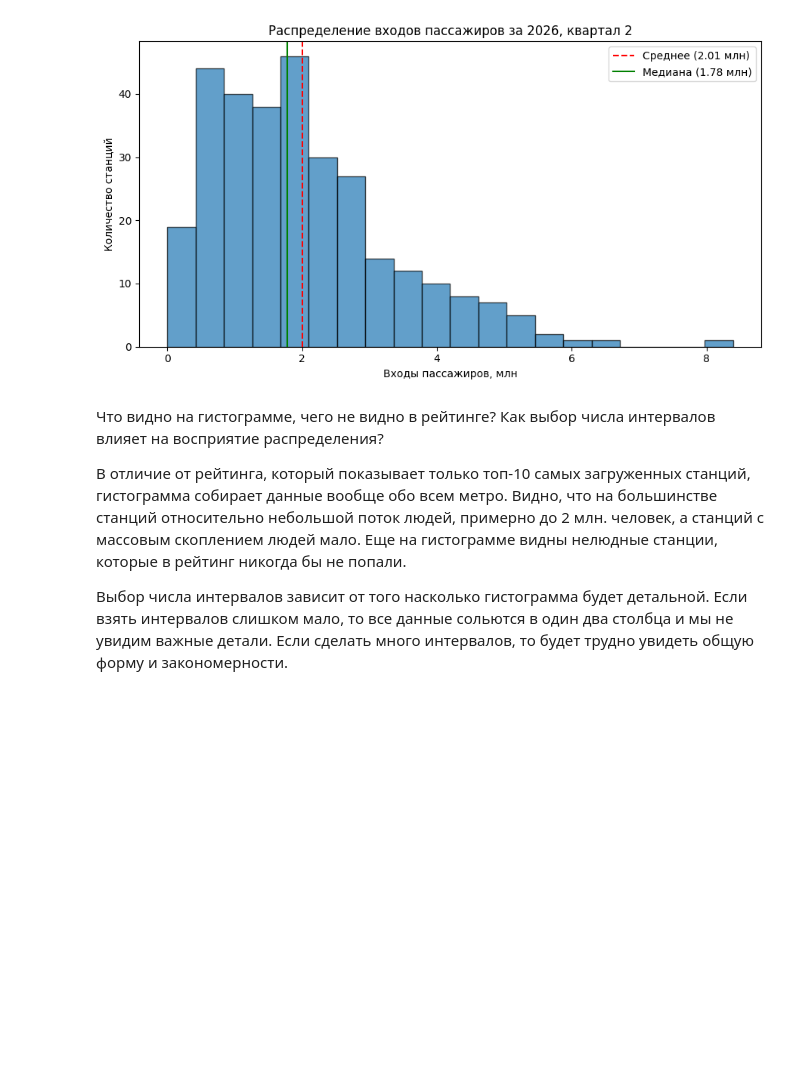
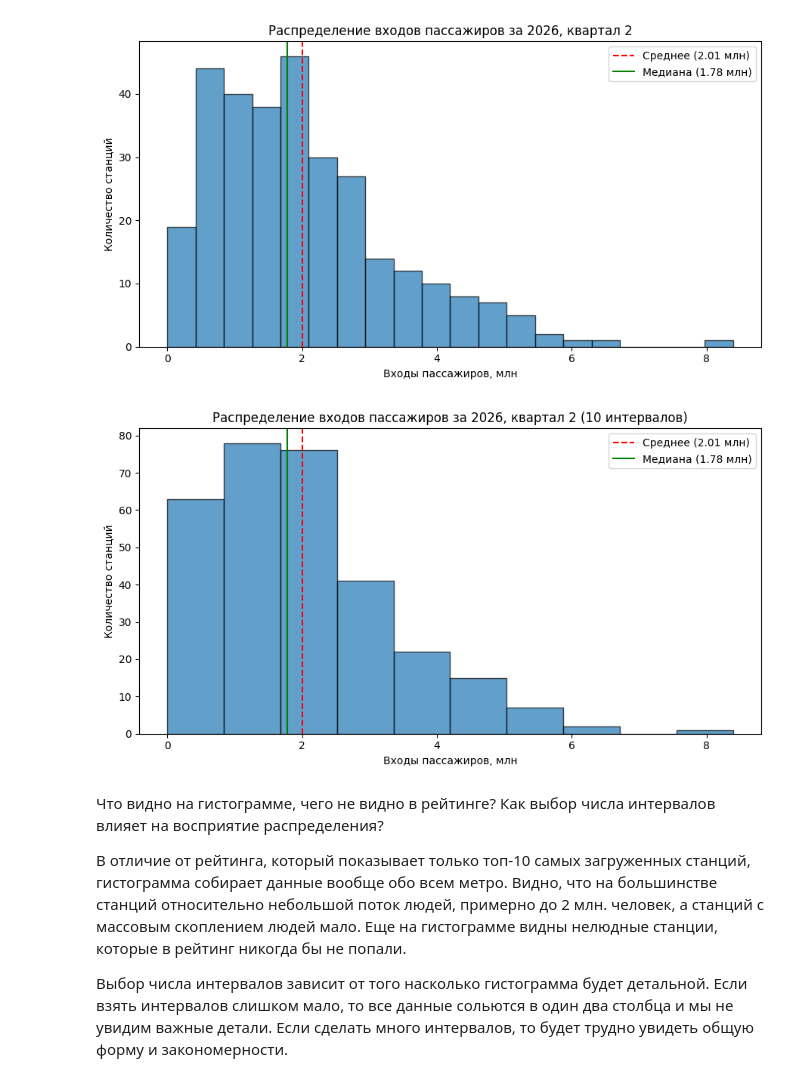
Before and after one commit to thundersen48/General_repository, a Jupyter notebook: study/the_basics_of_AI_lb_1/Основы_ИИ_ЛР1-2.ipynb, the cells around one changed output. Saved outputs shown, nothing was run; the diff lists cells and outputs as text; code cells hidden in the pictures; blank space fills up the shorter version.

```diff
--- a/study/the_basics_of_AI_lb_1/Основы_ИИ_ЛР1-2.ipynb
+++ b/study/the_basics_of_AI_lb_1/Основы_ИИ_ЛР1-2.ipynb
@@ -725,6 +727,28 @@ fig.savefig(OUTPUT_DIR / '02_distribution.png')
 plt.show()
 # %% [output]
 [figure]
+# %%
+# Гистограмма с 10 интервалами
+BINS = 10
+
+fig, ax = plt.subplots(figsize=(9, 5))
+
+ax.hist(values_mln, bins=BINS, edgecolor='black', alpha=0.7)
+ax.axvline(mean_val, color='red', linestyle='--',
+           label=f'Среднее ({mean_val:.2f} млн)')
+ax.axvline(median_val, color='green', linestyle='-',
+           label=f'Медиана ({median_val:.2f} млн)')
+
+ax.set_title(f'Распределение входов пассажиров за {period_title} (10 интервалов)')
+ax.set_xlabel('Входы пассажиров, млн')
+ax.set_ylabel('Количество станций')
+ax.legend()
+
+plt.tight_layout()
+fig.savefig('02_distribution.png', bbox_inches='tight')
+plt.show()
+# %% [output]
+[figure, added]
 # %% [markdown]
 Что видно на гистограмме, чего не видно в рейтинге? Как выбор числа интервалов влияет на восприятие распределения?
 
```
Also changed, not shown: parts of 19 cells of this notebook, 6 other files.
